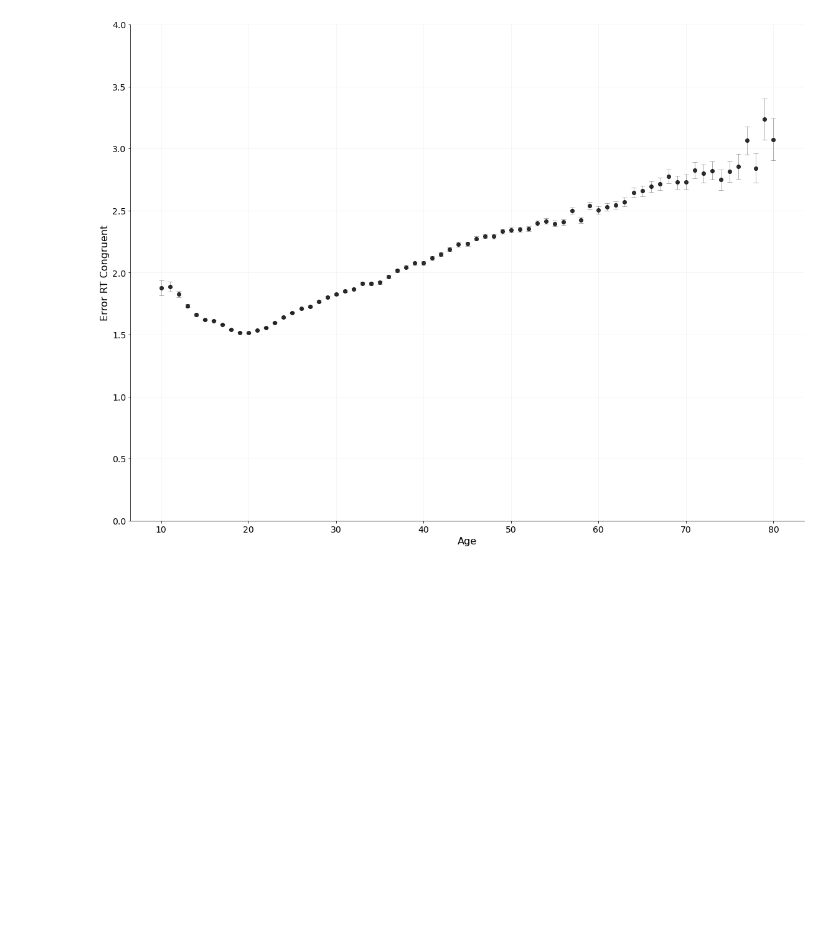
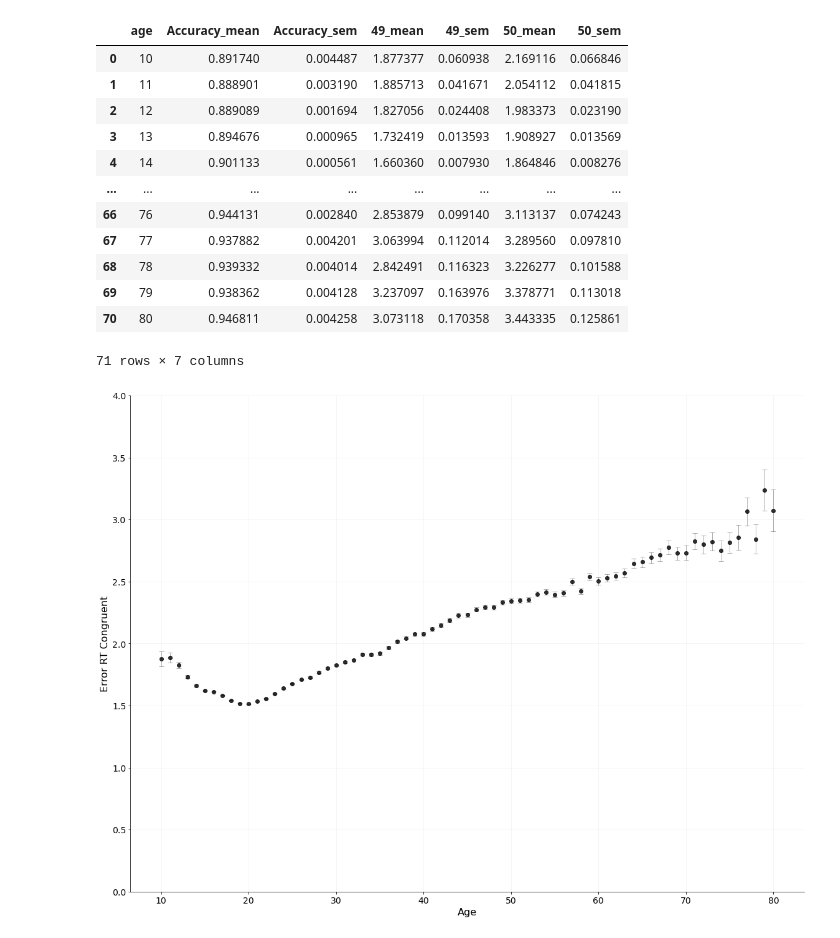
Before and after one commit to stefanradev93/DataSizeMatters, a Jupyter notebook: IAT_Accuracy_ErrorRTs_Plot.ipynb, the cells around one changed output. Drawn from its saved outputs; the diff is of its cells as text; code cells hidden in the pictures; blank space fills up the shorter version.

```diff
--- a/IAT_Accuracy_ErrorRTs_Plot.ipynb
+++ b/IAT_Accuracy_ErrorRTs_Plot.ipynb
@@ -12,14 +12,29 @@ df = pd.read_csv("d:/iat/final_iat.csv")
 # %%
 # aggregate age groups
 
 df_grouped = df.groupby(['age']).agg(['mean','sem'])
 
-df_grouped = df_grouped.iloc[:, [126,127,98,99,100,101]]
+df_grouped = df_grouped.iloc[:, [150,151,98,99,100,101]]
 df_grouped.columns =df_grouped.columns.to_flat_index().map(lambda x: '_'.join(x))
 df_grouped.reset_index(level=['age'], inplace=True)
 
 df_grouped['49_mean'] = df_grouped['49_mean']*-1
 df_grouped['50_mean'] = df_grouped['50_mean']*-1
+df_grouped
+# %% [output]
+|  | age | Accuracy_mean | Accuracy_sem | 49_mean | 49_sem | 50_mean | 50_sem |
+| 0 | 10 | 0.891740 | 0.004487 | 1.877377 | 0.060938 | 2.169116 | 0.066846 |
+| 1 | 11 | 0.888901 | 0.003190 | 1.885713 | 0.041671 | 2.054112 | 0.041815 |
+| 2 | 12 | 0.889089 | 0.001694 | 1.827056 | 0.024408 | 1.983373 | 0.023190 |
+| 3 | 13 | 0.894676 | 0.000965 | 1.732419 | 0.013593 | 1.908927 | 0.013569 |
+| 4 | 14 | 0.901133 | 0.000561 | 1.660360 | 0.007930 | 1.864846 | 0.008276 |
+| ... | ... | ... | ... | ... | ... | ... | ... |
+| 66 | 76 | 0.944131 | 0.002840 | 2.853879 | 0.099140 | 3.113137 | 0.074243 |
+| 67 | 77 | 0.937882 | 0.004201 | 3.063994 | 0.112014 | 3.289560 | 0.097810 |
+| 68 | 78 | 0.939332 | 0.004014 | 2.842491 | 0.116323 | 3.226277 | 0.101588 |
+| 69 | 79 | 0.938362 | 0.004128 | 3.237097 | 0.163976 | 3.378771 | 0.113018 |
+| 70 | 80 | 0.946811 | 0.004258 | 3.073118 | 0.170358 | 3.443335 | 0.125861 |
+71 rows × 7 columns
 # %%
 # Plot error RTs in congruent condition vs. age
 f, ax= plt.subplots(figsize=(16, 12))
```
Also changed, not shown: 7 other files.
